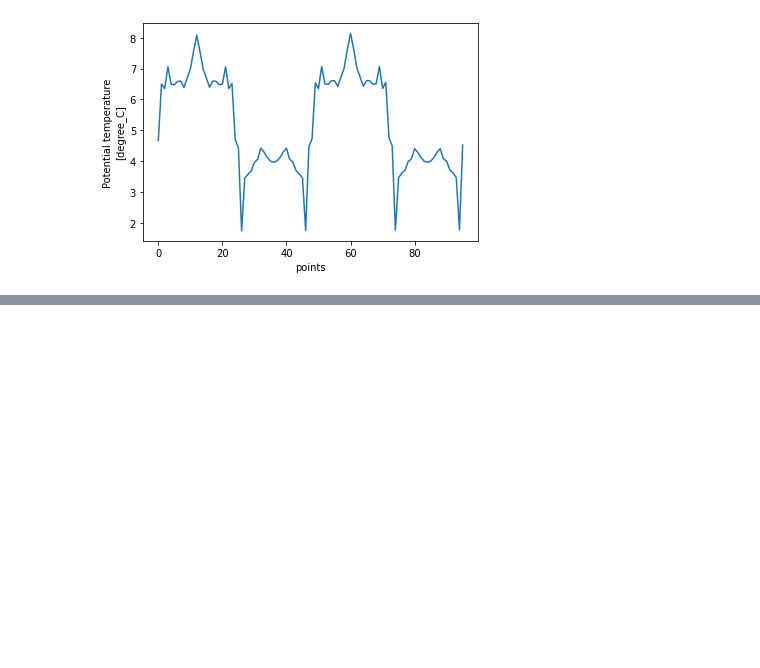
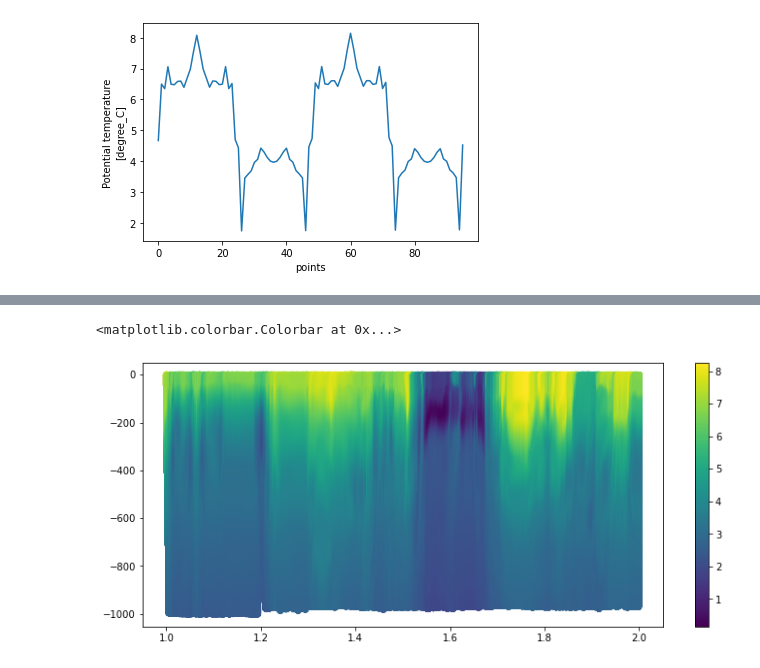
Before and after one commit to oceanhackweek/ohw21-proj-model-subsampling, a Jupyter notebook: Application2LLC.ipynb, the cells around one changed output, grey strips where cells are left out. Cells and saved outputs as stored; diff of their text form; code cells hidden in the pictures; blank space fills up the shorter version.

```diff
--- a/Application2LLC.ipynb
+++ b/Application2LLC.ipynb
@@ -120,0 +176,7 @@ theta_points.plot()
+# %%
+plt.figure(figsize=(12, 5))
+plt.scatter(survey_track.time, depth, c=model_points)
+plt.colorbar()
+# %% [output]
+<matplotlib.colorbar.Colorbar at 0x...>
+[figure, added]
```
Also changed, not shown: parts of 10 cells of this notebook.
